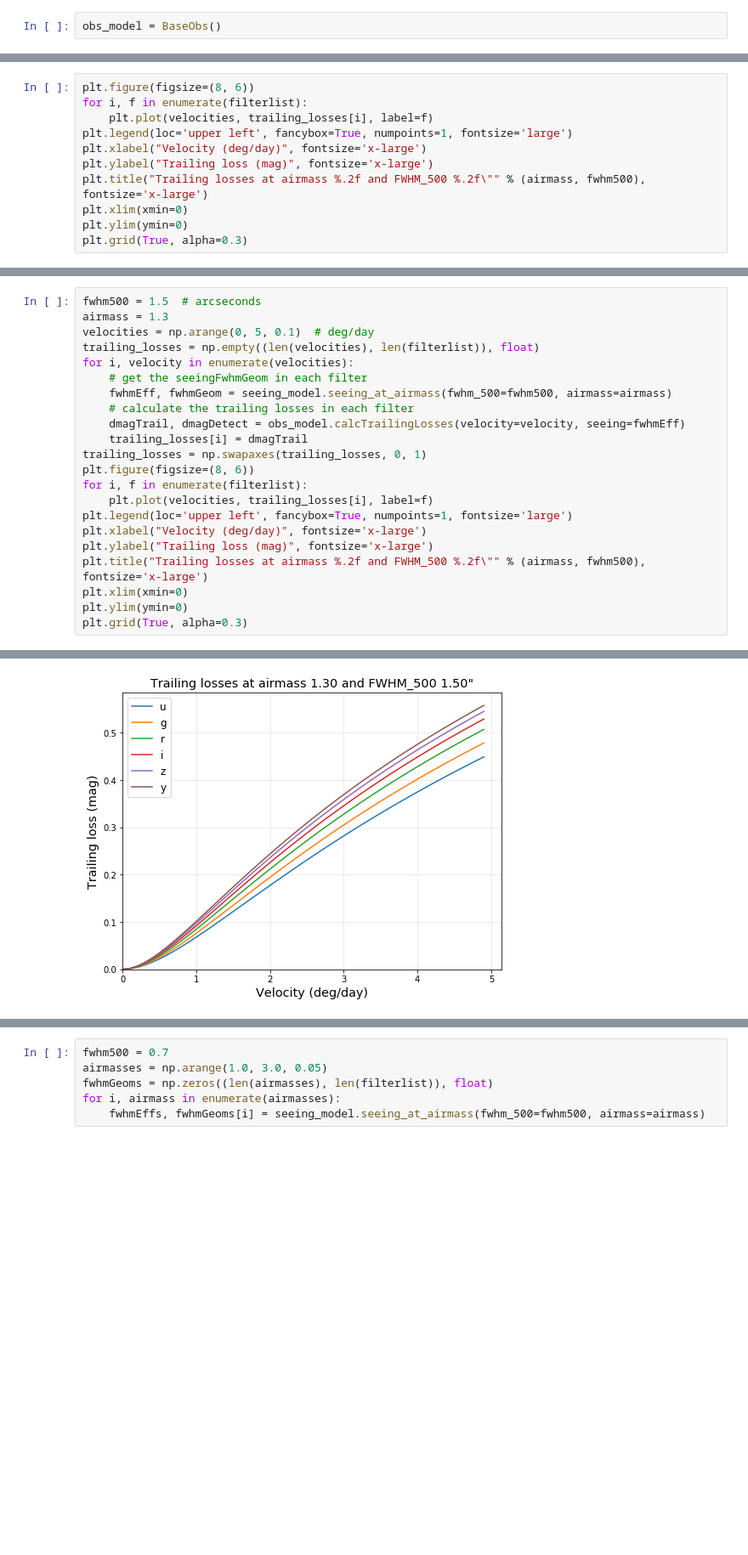
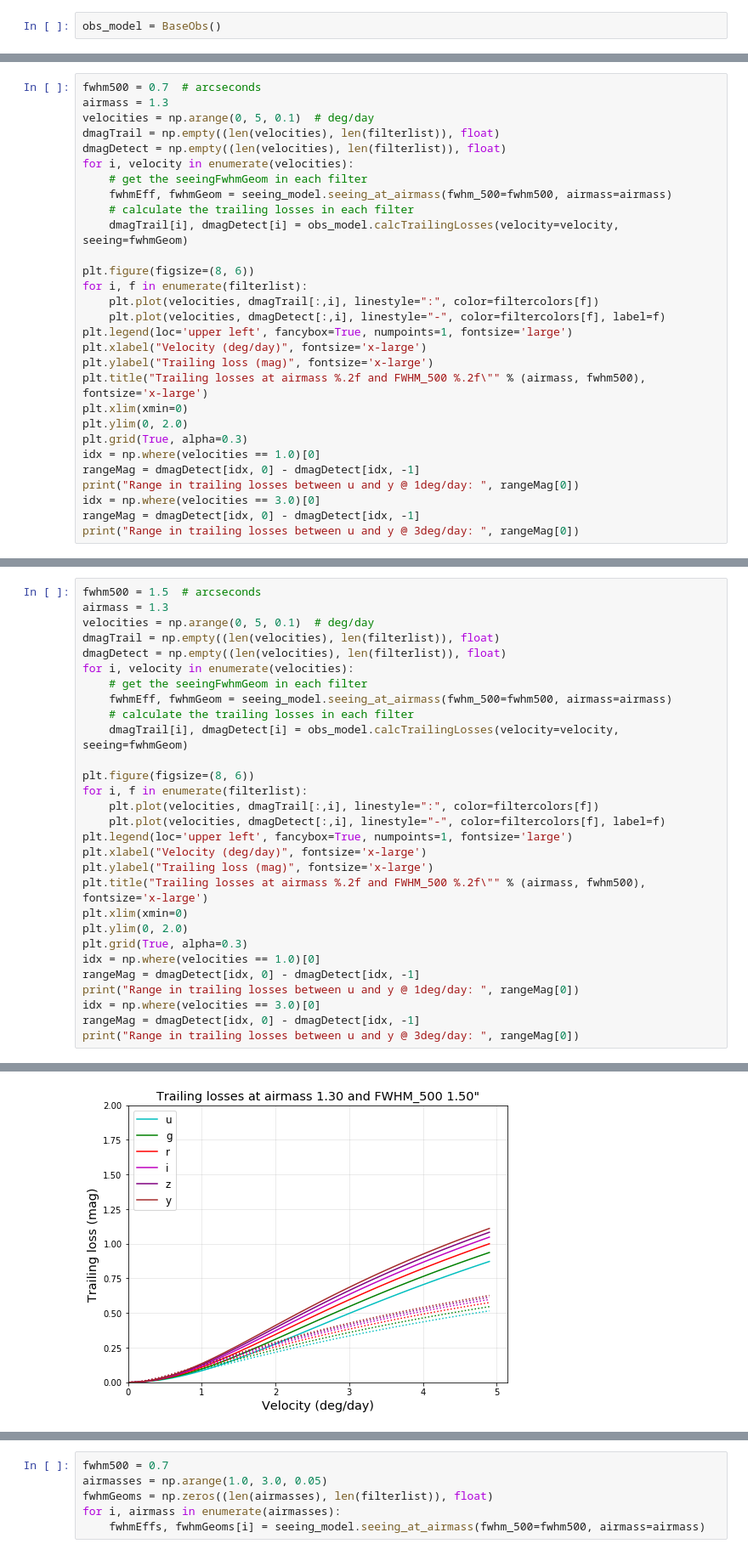
Before and after one commit to rhiannonlynne/notebooks, a Jupyter notebook: Seeing and Trailing Losses.ipynb, the cells around one changed output, grey strips where cells are left out. Shown at 85% size. Drawn from its saved outputs; the diff is of its cells as text; blank space fills up the shorter version.

```diff
--- a/Seeing and Trailing Losses.ipynb
+++ b/Seeing and Trailing Losses.ipynb
@@ -87,12 +109,30 @@ trailing_losses = np.swapaxes(trailing_losses, 0, 1)
 # %%
+fwhm500 = 0.7  # arcseconds
+airmass = 1.3
+velocities = np.arange(0, 5, 0.1)  # deg/day
+dmagTrail = np.empty((len(velocities), len(filterlist)), float)
+dmagDetect = np.empty((len(velocities), len(filterlist)), float)
+for i, velocity in enumerate(velocities):
+    # get the seeingFwhmGeom in each filter
+    fwhmEff, fwhmGeom = seeing_model.seeing_at_airmass(fwhm_500=fwhm500, airmass=airmass)
+    # calculate the trailing losses in each filter
+    dmagTrail[i], dmagDetect[i] = obs_model.calcTrailingLosses(velocity=velocity, seeing=fwhmGeom)
+
 plt.figure(figsize=(8, 6))
 for i, f in enumerate(filterlist):
-    plt.plot(velocities, trailing_losses[i], label=f)
+    plt.plot(velocities, dmagTrail[:,i], linestyle=":", color=filtercolors[f])
+    plt.plot(velocities, dmagDetect[:,i], linestyle="-", color=filtercolors[f], label=f)
 plt.legend(loc='upper left', fancybox=True, numpoints=1, fontsize='large')
 plt.xlabel("Velocity (deg/day)", fontsize='x-large')
 plt.ylabel("Trailing loss (mag)", fontsize='x-large')
 plt.title("Trailing losses at airmass %.2f and FWHM_500 %.2f\"" % (airmass, fwhm500), fontsize='x-large')
 plt.xlim(xmin=0)
-plt.ylim(ymin=0)
+plt.ylim(0, 2.0)
 plt.grid(True, alpha=0.3)
+idx = np.where(velocities == 1.0)[0]
+rangeMag = dmagDetect[idx, 0] - dmagDetect[idx, -1]
+print("Range in trailing losses between u and y @ 1deg/day: ", rangeMag[0])
+idx = np.where(velocities == 3.0)[0]
+rangeMag = dmagDetect[idx, 0] - dmagDetect[idx, -1]
+print("Range in trailing losses between u and y @ 3deg/day: ", rangeMag[0])
 # %% [output]
@@ -101,22 +143,29 @@ plt.grid(True, alpha=0.3)
 fwhm500 = 1.5  # arcseconds
 airmass = 1.3
 velocities = np.arange(0, 5, 0.1)  # deg/day
-trailing_losses = np.empty((len(velocities), len(filterlist)), float)
+dmagTrail = np.empty((len(velocities), len(filterlist)), float)
+dmagDetect = np.empty((len(velocities), len(filterlist)), float)
 for i, velocity in enumerate(velocities):
     # get the seeingFwhmGeom in each filter
     fwhmEff, fwhmGeom = seeing_model.seeing_at_airmass(fwhm_500=fwhm500, airmass=airmass)
     # calculate the trailing losses in each filter
-    dmagTrail, dmagDetect = obs_model.calcTrailingLosses(velocity=velocity, seeing=fwhmEff)
-    trailing_losses[i] = dmagTrail
-trailing_losses = np.swapaxes(trailing_losses, 0, 1)
+    dmagTrail[i], dmagDetect[i] = obs_model.calcTrailingLosses(velocity=velocity, seeing=fwhmGeom)
+
 plt.figure(figsize=(8, 6))
 for i, f in enumerate(filterlist):
-    plt.plot(velocities, trailing_losses[i], label=f)
+    plt.plot(velocities, dmagTrail[:,i], linestyle=":", color=filtercolors[f])
+    plt.plot(velocities, dmagDetect[:,i], linestyle="-", color=filtercolors[f], label=f)
 plt.legend(loc='upper left', fancybox=True, numpoints=1, fontsize='large')
 plt.xlabel("Velocity (deg/day)", fontsize='x-large')
 plt.ylabel("Trailing loss (mag)", fontsize='x-large')
 plt.title("Trailing losses at airmass %.2f and FWHM_500 %.2f\"" % (airmass, fwhm500), fontsize='x-large')
 plt.xlim(xmin=0)
-plt.ylim(ymin=0)
+plt.ylim(0, 2.0)
 plt.grid(True, alpha=0.3)
+idx = np.where(velocities == 1.0)[0]
+rangeMag = dmagDetect[idx, 0] - dmagDetect[idx, -1]
+print("Range in trailing losses between u and y @ 1deg/day: ", rangeMag[0])
+idx = np.where(velocities == 3.0)[0]
+rangeMag = dmagDetect[idx, 0] - dmagDetect[idx, -1]
+print("Range in trailing losses between u and y @ 3deg/day: ", rangeMag[0])
 # %% [output]
@@ -123 +174 @@ plt.grid(True, alpha=0.3)
-[figure, old version]
+[figure, new version]
```
Also changed, not shown: parts of 6 cells of this notebook.
